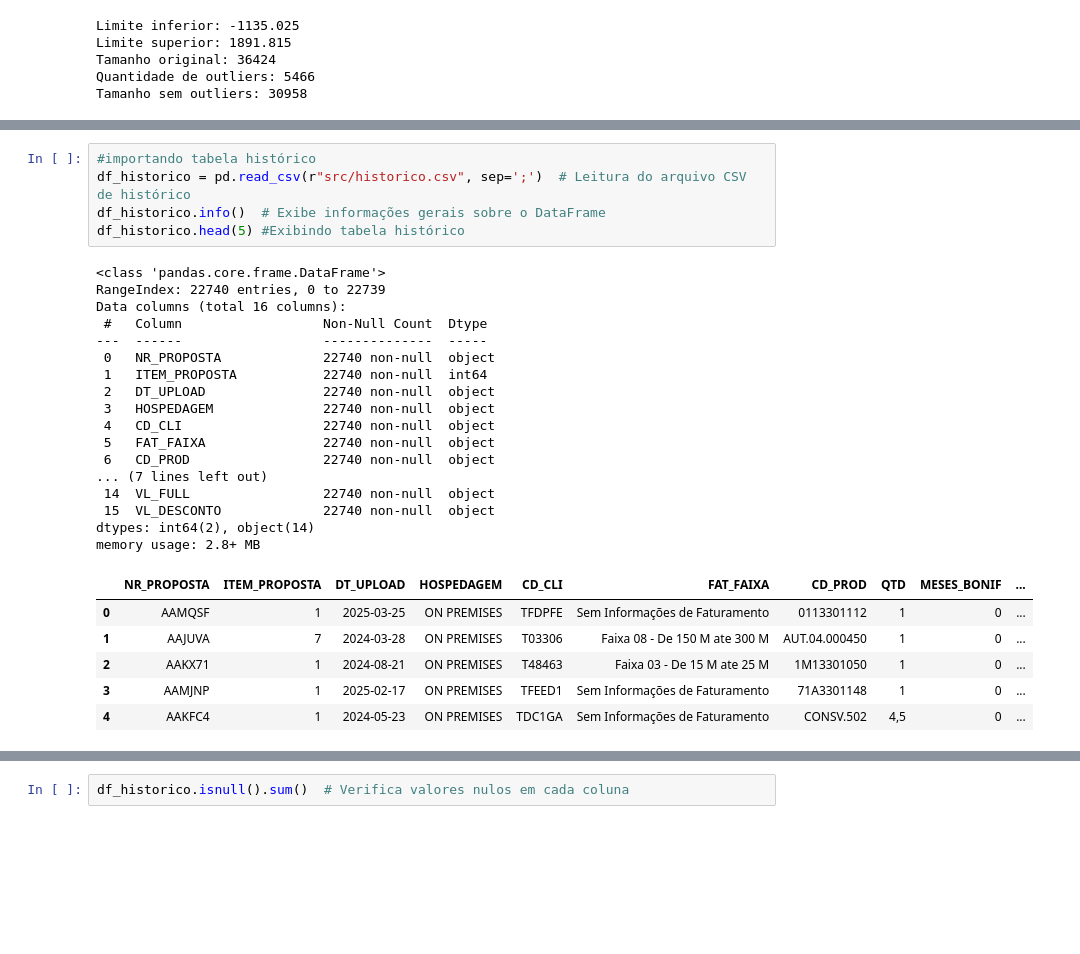
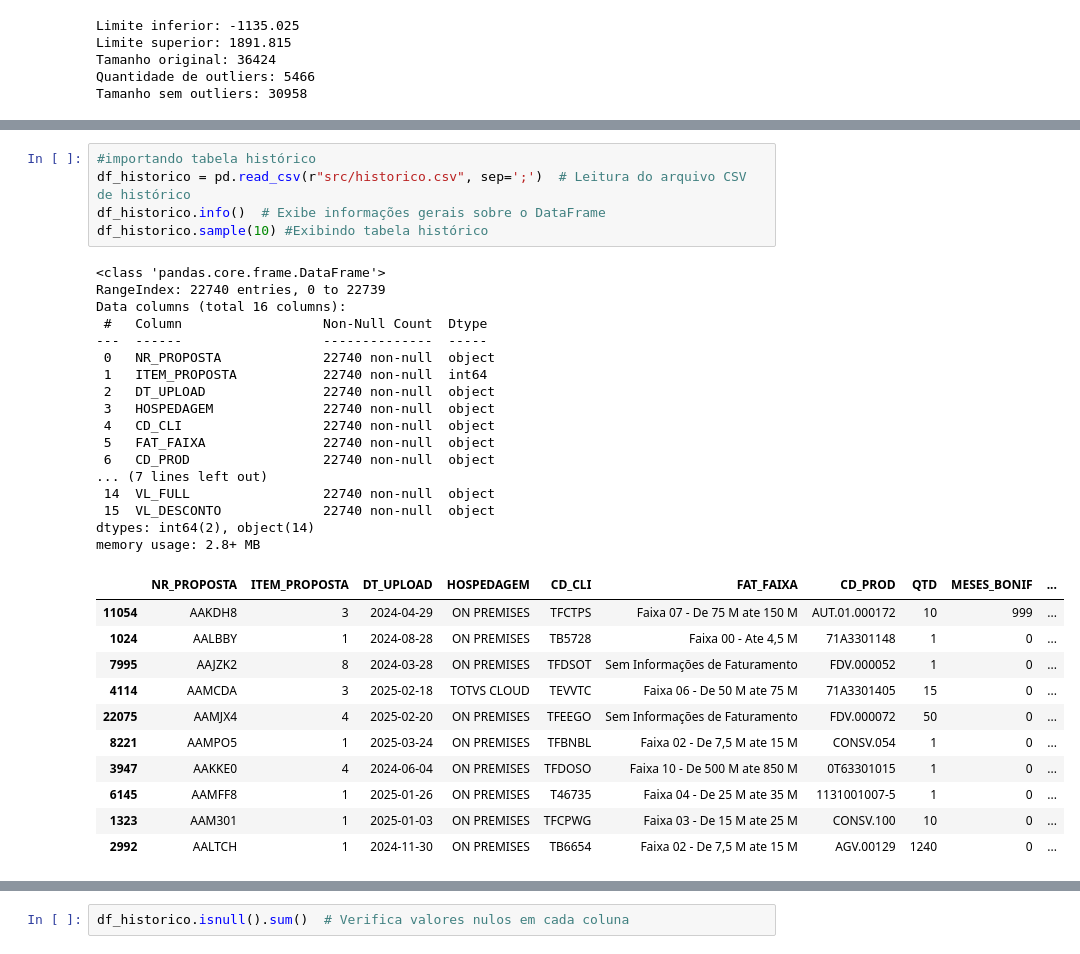
Before and after one commit to bonett1/E-Commerce-Analysis, a Jupyter notebook: totvs_notebook.ipynb, the cells around one changed output, grey strips where cells are left out. Saved outputs shown, nothing was run; the diff lists cells and outputs as text; blank space fills up the shorter version.

```diff
--- a/totvs_notebook.ipynb
+++ b/totvs_notebook.ipynb
@@ -306,29 +306,34 @@ See the caveats in the documentation: https://pandas.pydata.org/pandas-docs/stab
 # %%
 #importando tabela histórico
 df_historico = pd.read_csv(r"src/historico.csv", sep=';')  # Leitura do arquivo CSV de histórico
 df_historico.info()  # Exibe informações gerais sobre o DataFrame
-df_historico.head(5) #Exibindo tabela histórico
+df_historico.sample(10) #Exibindo tabela histórico
 # %% [output]
 <class 'pandas.core.frame.DataFrame'>
 RangeIndex: 22740 entries, 0 to 22739
 Data columns (total 16 columns):
  #   Column                  Non-Null Count  Dtype
 ---  ------                  --------------  -----
  0   NR_PROPOSTA             22740 non-null  object
  1   ITEM_PROPOSTA           22740 non-null  int64
  2   DT_UPLOAD               22740 non-null  object
  3   HOSPEDAGEM              22740 non-null  object
  4   CD_CLI                  22740 non-null  object
  5   FAT_FAIXA               22740 non-null  object
  6   CD_PROD                 22740 non-null  object
 ... (7 lines left out)
  14  VL_FULL                 22740 non-null  object
  15  VL_DESCONTO             22740 non-null  object
 dtypes: int64(2), object(14)
 memory usage: 2.8+ MB
 |  | NR_PROPOSTA | ITEM_PROPOSTA | DT_UPLOAD | HOSPEDAGEM | CD_CLI | FAT_FAIXA | CD_PROD | QTD | MESES_BONIF | ... |
-| 0 | AAMQSF | 1 | 2025-03-25 | ON PREMISES | TFDPFE | Sem Informações de Faturamento | 0113301112 | 1 | 0 | ... |
-| 1 | AAJUVA | 7 | 2024-03-28 | ON PREMISES | T03306 | Faixa 08 - De 150 M ate 300 M | AUT.04.000450 | 1 | 0 | ... |
-| 2 | AAKX71 | 1 | 2024-08-21 | ON PREMISES | T48463 | Faixa 03 - De 15 M ate 25 M | 1M13301050 | 1 | 0 | ... |
-| 3 | AAMJNP | 1 | 2025-02-17 | ON PREMISES | TFEED1 | Sem Informações de Faturamento | 71A3301148 | 1 | 0 | ... |
-| 4 | AAKFC4 | 1 | 2024-05-23 | ON PREMISES | TDC1GA | Sem Informações de Faturamento | CONSV.502 | 4,5 | 0 | ... |
+| 11054 | AAKDH8 | 3 | 2024-04-29 | ON PREMISES | TFCTPS | Faixa 07 - De 75 M ate 150 M | AUT.01.000172 | 10 | 999 | ... |
+| 1024 | AALBBY | 1 | 2024-08-28 | ON PREMISES | TB5728 | Faixa 00 - Ate 4,5 M | 71A3301148 | 1 | 0 | ... |
+| 7995 | AAJZK2 | 8 | 2024-03-28 | ON PREMISES | TFDSOT | Sem Informações de Faturamento | FDV.000052 | 1 | 0 | ... |
+| 4114 | AAMCDA | 3 | 2025-02-18 | TOTVS CLOUD | TEVVTC | Faixa 06 - De 50 M ate 75 M | 71A3301405 | 15 | 0 | ... |
+| 22075 | AAMJX4 | 4 | 2025-02-20 | ON PREMISES | TFEEGO | Sem Informações de Faturamento | FDV.000072 | 50 | 0 | ... |
+| 8221 | AAMPO5 | 1 | 2025-03-24 | ON PREMISES | TFBNBL | Faixa 02 - De 7,5 M ate 15 M | CONSV.054 | 1 | 0 | ... |
+| 3947 | AAKKE0 | 4 | 2024-06-04 | ON PREMISES | TFDOSO | Faixa 10 - De 500 M ate 850 M | 0T63301015 | 1 | 0 | ... |
+| 6145 | AAMFF8 | 1 | 2025-01-26 | ON PREMISES | T46735 | Faixa 04 - De 25 M ate 35 M | 1131001007-5 | 1 | 0 | ... |
+| 1323 | AAM301 | 1 | 2025-01-03 | ON PREMISES | TFCPWG | Faixa 03 - De 15 M ate 25 M | CONSV.100 | 10 | 0 | ... |
+| 2992 | AALTCH | 1 | 2024-11-30 | ON PREMISES | TB6654 | Faixa 02 - De 7,5 M ate 15 M | AGV.00129 | 1240 | 0 | ... |
```
Also changed, not shown: parts of 18 cells of this notebook.
